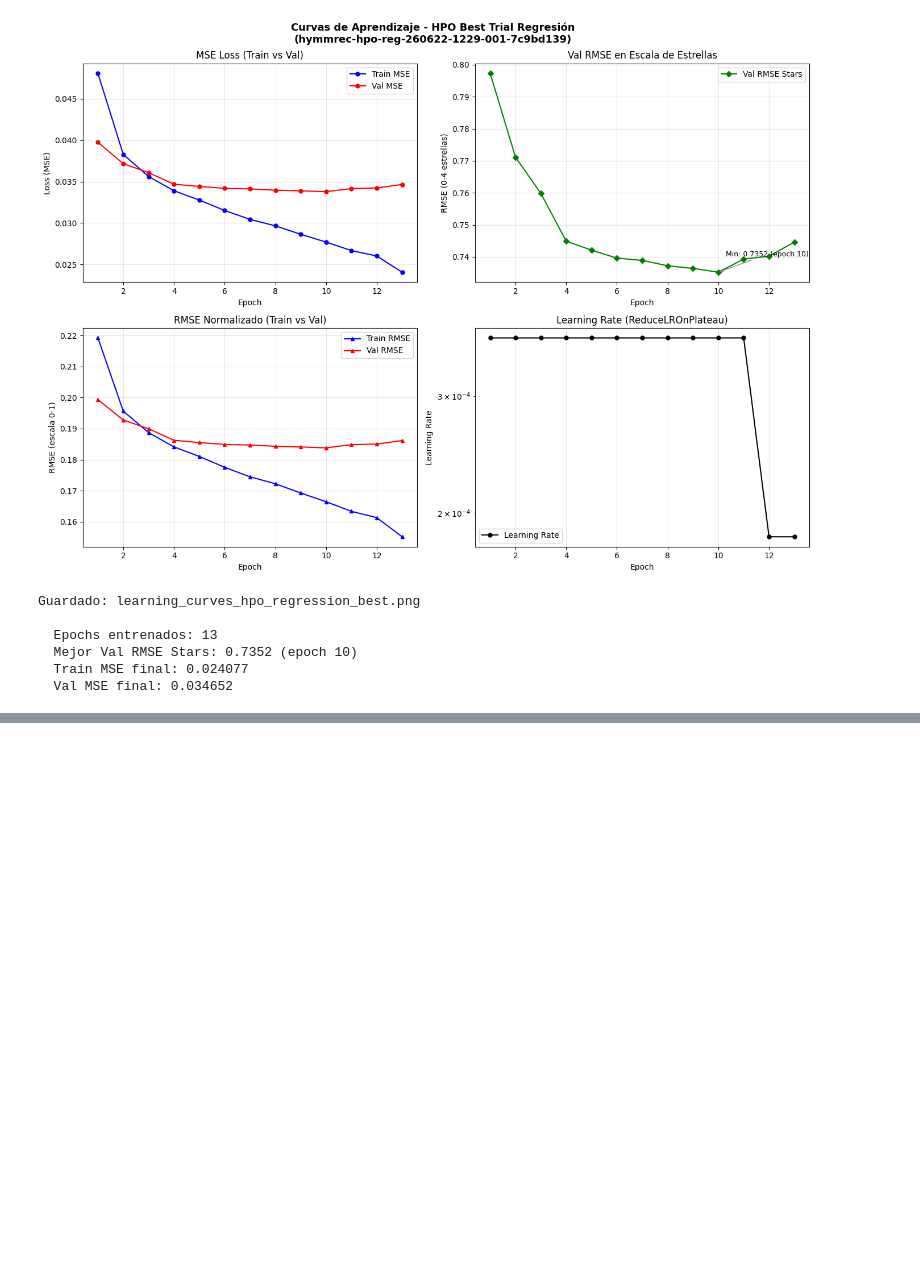
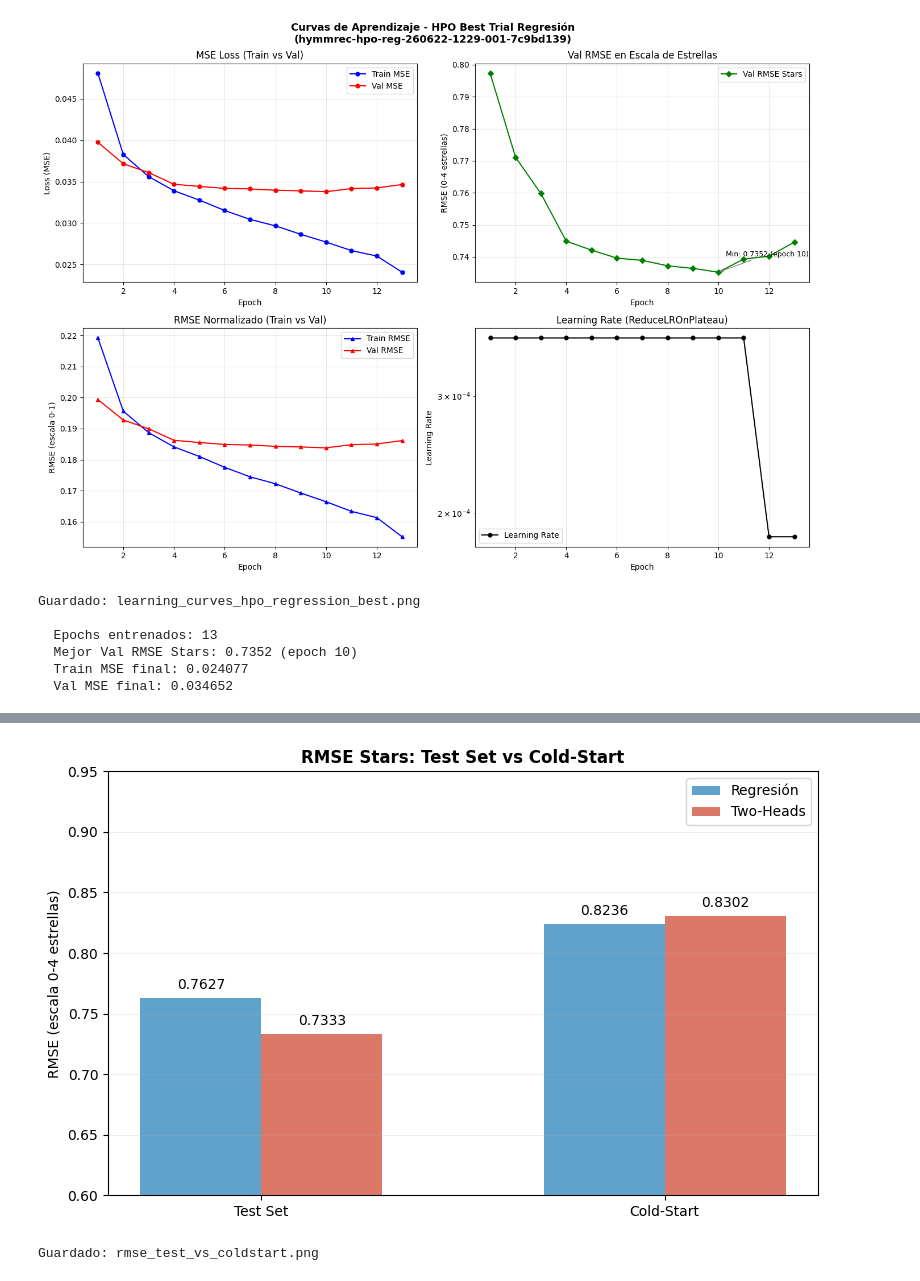
Before and after one commit to cjmunoz131/tfm-hymm-recommender-system, a Jupyter notebook: IaC/ml-arch-ci-phase2/notebooks/hymm-rec-wf.ipynb, the cells around one changed output, grey strips where cells are left out. Cells and saved outputs as stored; diff of their text form; code cells hidden in the pictures; blank space fills up the shorter version.

```diff
--- a/IaC/ml-arch-ci-phase2/notebooks/hymm-rec-wf.ipynb
+++ b/IaC/ml-arch-ci-phase2/notebooks/hymm-rec-wf.ipynb
@@ -3868,0 +4010,42 @@ Guardado: learning_curves_hpo_regression_best.png
+# %%
+# ============================================================
+# 3. COMPARACIÓN TEST vs COLD-START (ambos modelos)
+# ============================================================
+
+def plot_test_vs_coldstart(eval_reg, eval_th, filename):
+    """Comparación de RMSE Stars entre Test y Cold-Start para ambos modelos."""
+    categories = ["Test Set", "Cold-Start"]
+    reg_rmse = [eval_reg["test_pointwise"]["rmse_stars"], eval_reg["coldstart_pointwise"]["rmse_stars"]]
+    th_rmse = [eval_th["test_pointwise"]["rmse_stars"], eval_th["coldstart_pointwise"]["rmse_stars"]]
+
+    x = np.arange(len(categories))
+    width = 0.3
+
+    fig, ax = plt.subplots(figsize=(8, 5))
+    bars1 = ax.bar(x - width/2, reg_rmse, width, label="Regresión", color="#4393c3", alpha=0.85)
+    bars2 = ax.bar(x + width/2, th_rmse, width, label="Two-Heads", color="#d6604d", alpha=0.85)
+
+    ax.set_ylabel("RMSE (escala 0-4 estrellas)")
+    ax.set_title("RMSE Stars: Test Set vs Cold-Start", fontweight="bold")
+    ax.set_xticks(x)
+    ax.set_xticklabels(categories)
+    ax.legend()
+    ax.grid(True, alpha=0.2, axis="y")
+    ax.set_ylim(0.6, 0.95)
+
+    for bar in bars1:
+        ax.text(bar.get_x() + bar.get_width()/2, bar.get_height() + 0.005,
+                f"{bar.get_height():.4f}", ha="center", va="bottom", fontsize=10)
+    for bar in bars2:
+        ax.text(bar.get_x() + bar.get_width()/2, bar.get_height() + 0.005,
+                f"{bar.get_height():.4f}", ha="center", va="bottom", fontsize=10)
+
+    plt.tight_layout()
+    plt.savefig(filename, dpi=150, bbox_inches="tight")
+    plt.show()
+    print(f"Guardado: {filename}")
+
+plot_test_vs_coldstart(eval_reg, eval_th, "rmse_test_vs_coldstart.png")
+# %% [output]
+[figure, added]
+Guardado: rmse_test_vs_coldstart.png
```
Also changed, not shown: parts of 6 cells of this notebook, 7 other files.
